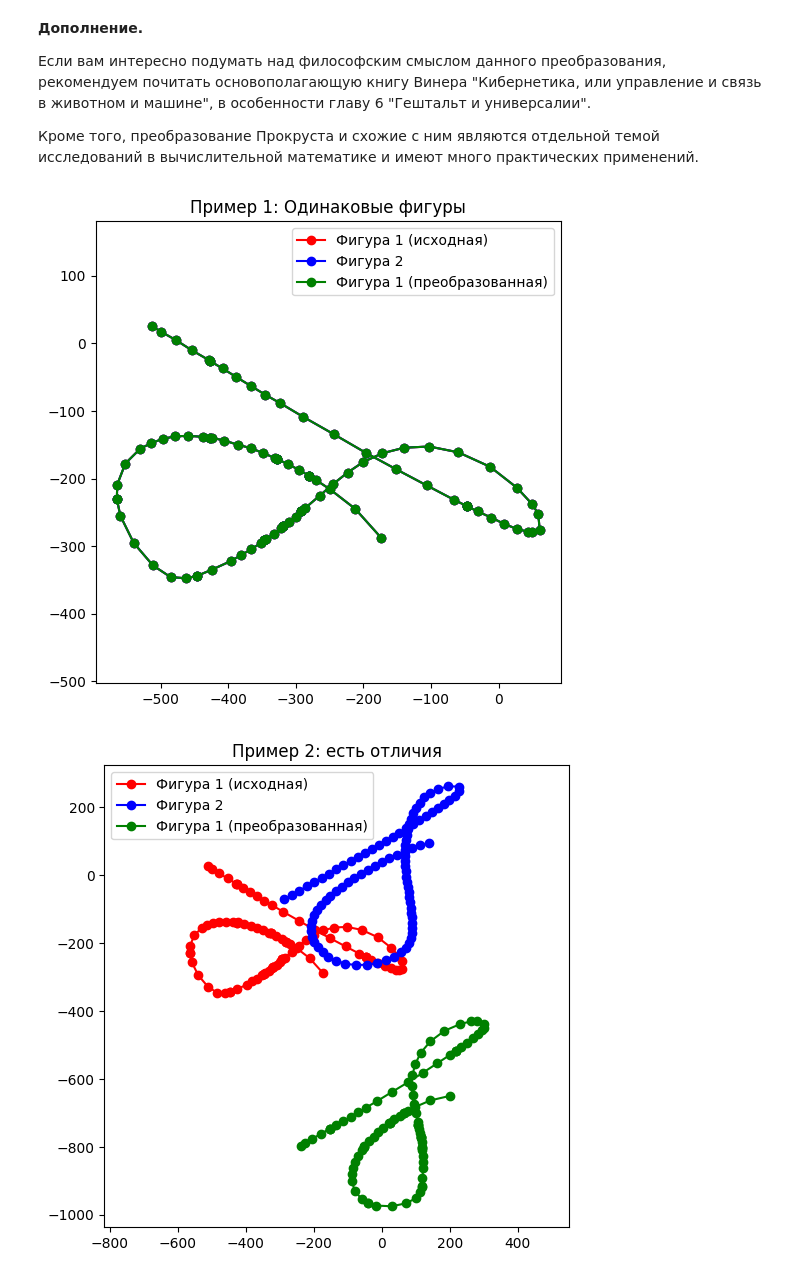
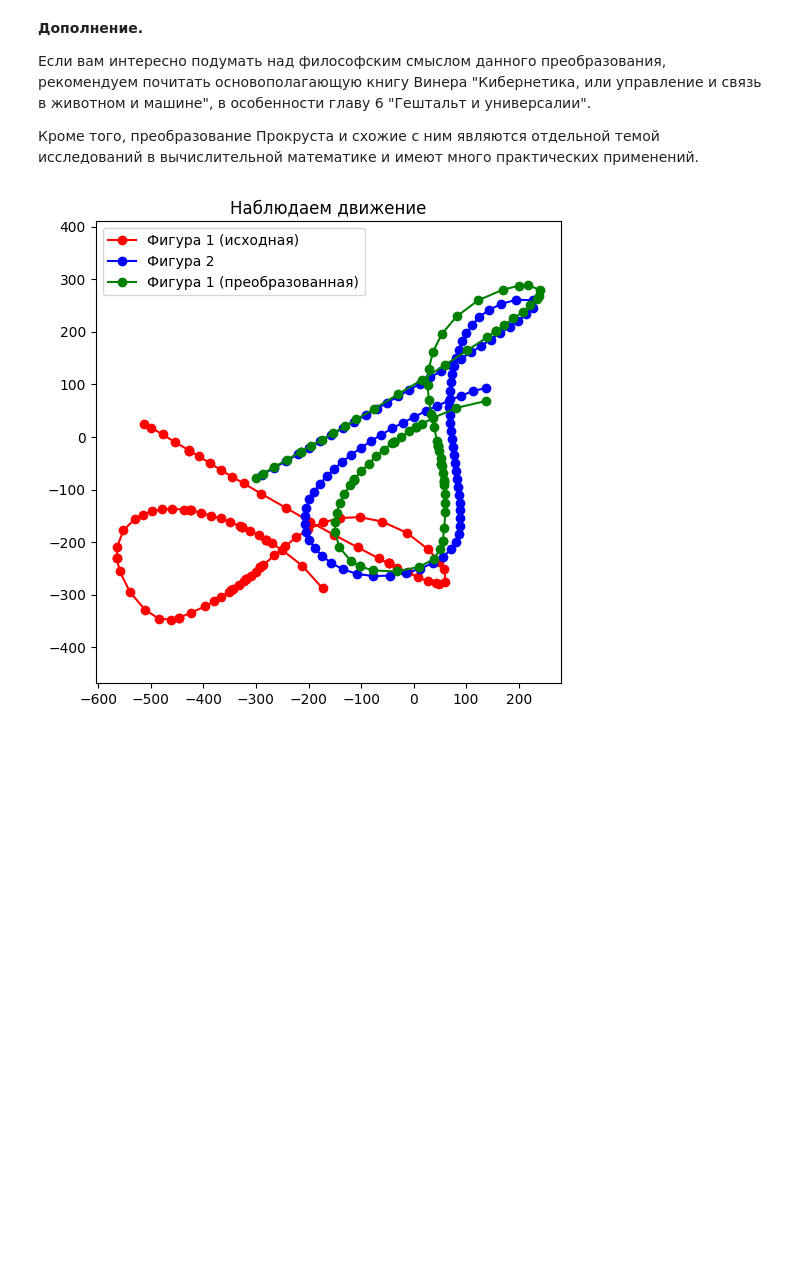
Before and after one commit to egoroz/calculus_math_MIPT, a Jupyter notebook: hws/3/Семинар_+_Задание_1_3_Линейная_регрессия,_PCA_2.ipynb, the cells around one changed output. Drawn from its saved outputs; the diff is of its cells as text; code cells hidden in the pictures; blank space fills up the shorter version.

```diff
--- a/hw/3/Семинар_+_Задание_1_3_Линейная_регрессия,_PCA_2.ipynb
+++ b/hws/3/Семинар_+_Задание_1_3_Линейная_регрессия,_PCA_2.ipynb
@@ -1352,57 +1316,47 @@ import numpy as np
 import pandas as pd
 import matplotlib.pyplot as plt
 
-# Загрузка данных из файла
 
-data = pd.read_csv('signatureData.csv', header=0)  # Указываем, что первая строка - заголовки
+data = pd.read_csv('signatureData.csv', header=0)  # Первая строка - заголовки
 X1 = data[['x1', 'x2']].values  # Выбираем столбцы x1 и x2 для первой фигуры
 X2 = data[['y1', 'y2']].values  # Выбираем столбцы y1 и y2 для второй фигуры
 
-# Функция для центрирования данных
+
 def center_data(X):
   """Центрирует данные, вычитая среднее по столбцам."""
   mean = np.mean(X, axis=0)
   return X - mean, mean
 
-# Функция для выполнения преобразования Прокруста
+
 def procrustes_transformation(X1, X2):
   """Выполняет преобразование Прокруста для совмещения X1 с X2."""
-  # Центрирование данных
+
   X1_centered, mean1 = center_data(X1)
   X2_centered, mean2 = center_data(X2)
 
-  # SVD разложение
   U, D, V_T = np.linalg.svd(X1_centered.T @ X2_centered)
 
-  # Вычисление матрицы поворота и вектора трансляции
   R = U @ V_T
-  mu = mean2 - R.T @ mean1
+  mu = -(mean2 - R.T @ mean1)
 
-  # Преобразование X1
   X1_transformed = X1 @ R - mu
 
   return X1_transformed, R, mu
 
 
-# Визуализация результатов
 def plot_figures(X1, X2, X1_transformed, title):
   """Строит график исходных и преобразованных фигур."""
   plt.figure(figsize=(6, 6))
   plt.plot(X1[:, 0], X1[:, 1], 'ro-', label='Фигура 1 (исходная)')
   plt.plot(X2[:, 0], X2[:, 1], 'bo-', label='Фигура 2')
   plt.plot(X1_transformed[:, 0], X1_transformed[:, 1], 'go-', label='Фигура 1 (преобразованная)')
   plt.legend()
   plt.title(title)
   plt.axis('equal')
   plt.show()
 
 
-
-X1_transformed, R, mu = procrustes_transformation(X1.copy(), X1.copy())
-plot_figures(X1, X1, X1_transformed, 'Пример 1: Одинаковые фигуры')
-
 X1_transformed, R, mu = procrustes_transformation(X1.copy(), X2.copy())
-plot_figures(X1, X2, X1_transformed, 'Пример 2: есть отличия')
+plot_figures(X1, X2, X1_transformed, 'Наблюдаем движение')
 # %% [output]
-[figure, old version]
+[figure, new version]
-[figure, removed]
```
Also changed, not shown: parts of 14 cells of this notebook, 3 other files.
